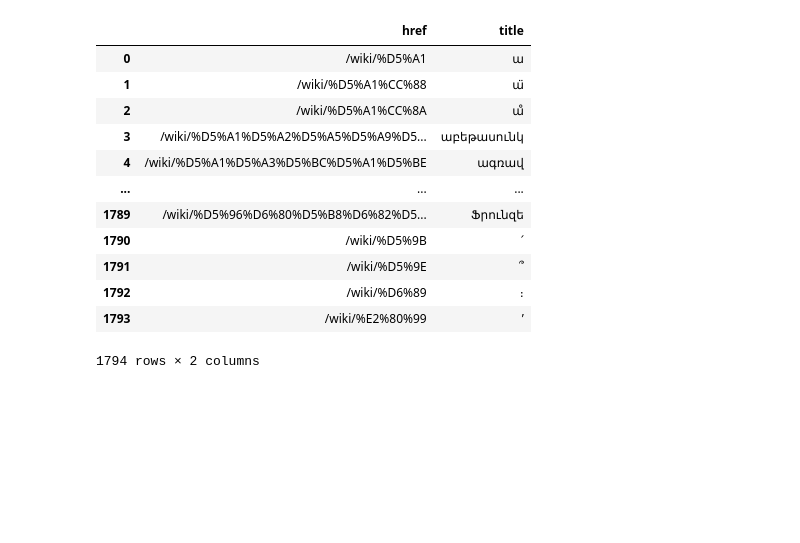
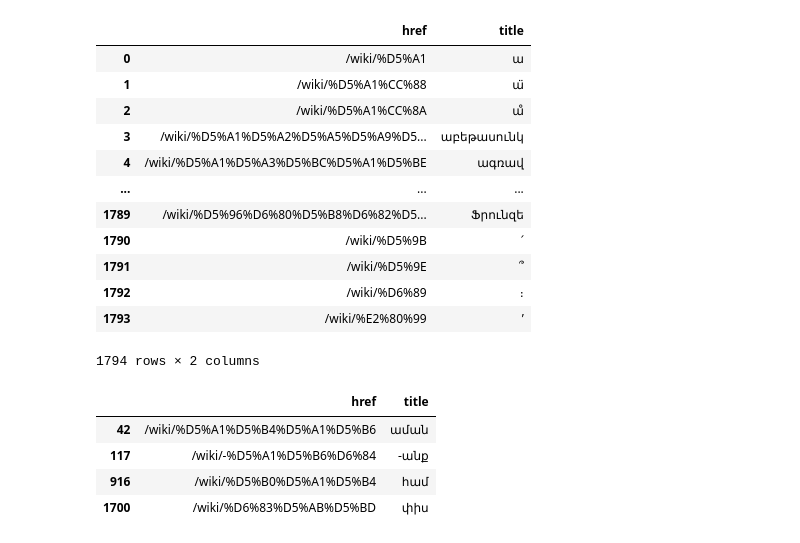
Before and after one commit to kebuhcah/viet-wiktionary-scrape, a Jupyter notebook: sandbox.ipynb, the cells around one changed output. Cells and saved outputs as stored; diff of their text form; code cells hidden in the pictures; blank space fills up the shorter version.

```diff
--- a/sandbox.ipynb
+++ b/sandbox.ipynb
@@ -122,6 +100,14 @@ def getSubSections(section):
     if current_header:
         result[current_header] = current_subsection
     return result
+# %%
+lemmas[lemmas.title.isin(['աման', 'փիս', '-անք', 'համ'])]
+# %% [output]
+|  | href | title |
+| 42 | /wiki/%D5%A1%D5%B4%D5%A1%D5%B6 | աման |
+| 117 | /wiki/-%D5%A1%D5%B6%D6%84 | -անք |
+| 916 | /wiki/%D5%B0%D5%A1%D5%B4 | համ |
+| 1700 | /wiki/%D6%83%D5%AB%D5%BD | փիս |
 # %%
 entries = {}
 
```
Also changed, not shown: parts of 8 cells of this notebook.
